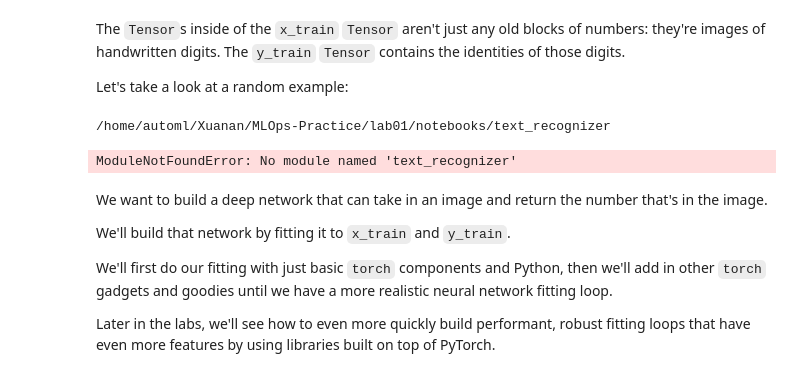
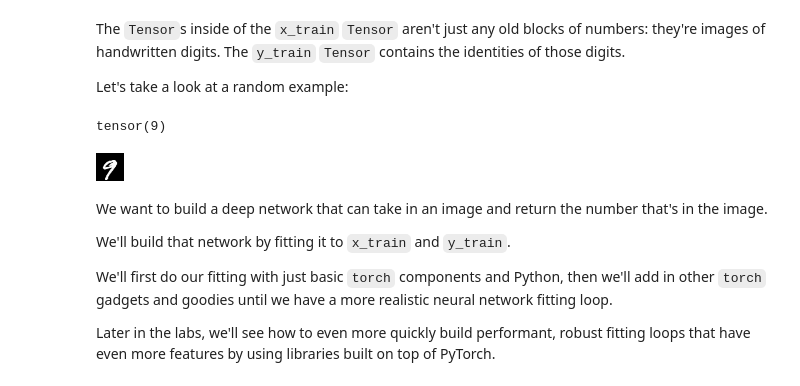
Before and after one commit to XuananLe/MLOps-Practice, a Jupyter notebook: lab01/notebooks/lab01_pytorch.ipynb, the cells around one changed output. Saved outputs shown, nothing was run; the diff lists cells and outputs as text; code cells hidden in the pictures.

```diff
--- a/lab01/notebooks/lab01_pytorch.ipynb
+++ b/lab01/notebooks/lab01_pytorch.ipynb
@@ -227,46 +236,23 @@ they're images of handwritten digits.
 The `y_train` `Tensor` contains the identities of those digits.
 
 Let's take a look at a random example:
-# %%
-import sys
-import os
-
-# Get the current directory where your Jupyter Notebook or script is located
-current_directory = os.getcwd()
-current_directory = current_directory + "/lab01/notebooks"
-# Define the path to the 'text_recognizer' folder
-text_recognizer_path = os.path.join(current_directory, 'text_recognizer')
-print(text_recognizer_path)
-
-# Check if the path to 'text_recognizer' exists and add it to sys.path if it does
-if os.path.exists(text_recognizer_path):
-    sys.path.append(text_recognizer_path)
-sys.path.append("")
-# Now you should be able to import modules from 'text_recognizer'
-# %% [output]
-/home/automl/Xuanan/MLOps-Practice/lab01/notebooks/text_recognizer
 # %%
 # re-execute this cell for more samples
 import random
 import sys
-# how to import from sibling directory
-sys.path.append("..")
-sys.path.append("../..")
-sys.path.append("/home/xuananle/Documents/MLOps-Practice/lab01/notebooks/text_recognizer")
 
-import text_recognizer
+import  text_recognizer.metadata.mnist as metadata
 
+import wandb  # just for some convenience methods that convert tensors to human-friendly datatypes
 
-# import wandb  # just for some convenience methods that convert tensors to human-friendly datatypes
+idx = random.randint(0, len(x_train))
+example = x_train[idx]
 
-# import text_recognizer
-# idx = random.randint(0, len(x_train))
-# example = x_train[idx]
-
-# print(y_train[idx])  # the label of the image
-# wandb.Image(example.reshape(*metadata.DIMS)).image  # the image itself
+print(y_train[idx])  # the label of the image
+wandb.Image(example.reshape(*metadata.DIMS)).image  # the image itself
 # %% [output]
-ModuleNotFoundError: No module named 'text_recognizer'
+tensor(9)
+[figure, added]
 # %% [markdown]
 We want to build a deep network that can take in an image
 and return the number that's in the image.
```
Also changed, not shown: parts of 34 cells of this notebook, 9 other files.
